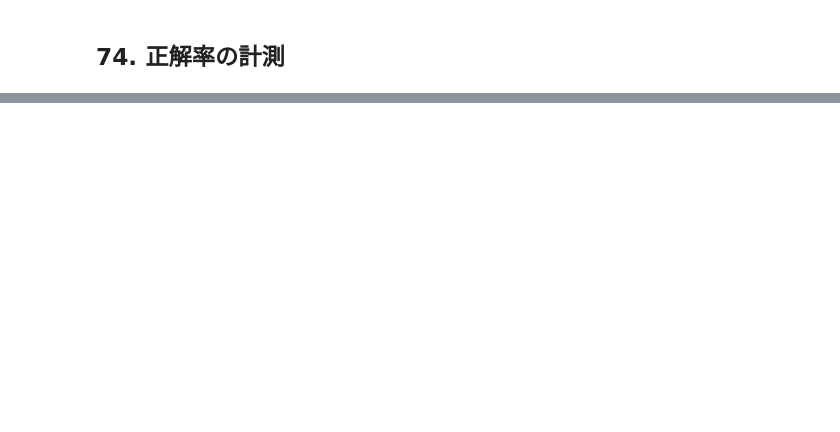
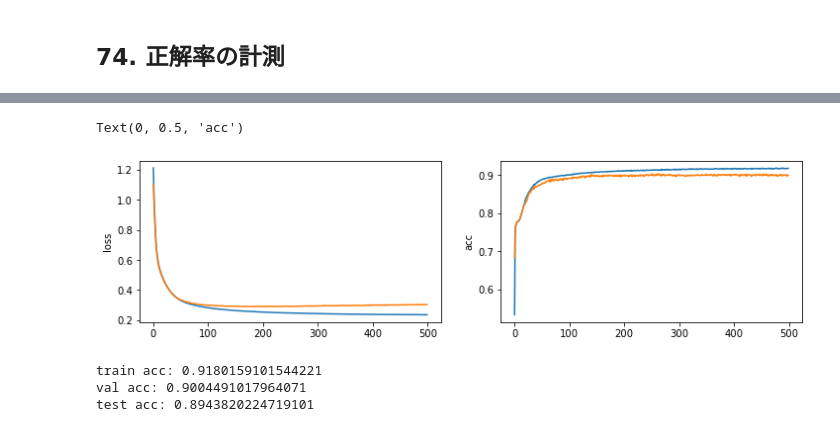
Before and after one commit to yukiforgithub/NLP100_with_kazy, a Jupyter notebook: waka/NLP100_70_79.ipynb, the cells around one changed output, grey strips where cells are left out. Cells and saved outputs as stored; diff of their text form; code cells hidden in the pictures; blank space fills up the shorter version.

```diff
--- a/waka/NLP100_70_79.ipynb
+++ b/waka/NLP100_70_79.ipynb
@@ -120,0 +268,13 @@ test acc: 0.8764044943820225
+# %%
+model = Sequential()
+model.add(Dense(128))
+model.add(Dense(32))
+model.add(Dense(4))
+model.add(Activation('softmax'))
+model.compile(optimizer='sgd', loss='categorical_crossentropy', metrics=['accuracy'])
+# %%
+batch_size=128
+history=model.fit(X_train, y_train_one_hot,
+                  validation_data=(X_val, y_val_one_hot),
+                  epochs=500,
+                  batch_size=batch_size)
@@ -120,0 +299,23 @@ test acc: 0.8764044943820225
+# %%
+import matplotlib.pyplot as plt
+plt.figure(figsize=(12,3))
+plt.subplot(1,2,1)
+plt.plot(history.history["loss"])
+plt.plot(history.history["val_loss"])
+plt.ylabel("loss")
+plt.subplot(1,2,2)
+plt.plot(history.history["accuracy"])
+plt.plot(history.history["val_accuracy"])
+plt.ylabel("acc")
+# %% [output]
+Text(0, 0.5, 'acc')
+[figure, added]
+# %%
+from sklearn.metrics import accuracy_score
+print(f"train acc: {accuracy_score(y_train,model.predict_classes(X_train))}")
+print(f"val acc: {accuracy_score(y_val,model.predict_classes(X_val))}")
+print(f"test acc: {accuracy_score(y_test,model.predict_classes(X_test))}")
+# %% [output]
+train acc: 0.9180159101544221
+val acc: 0.9004491017964071
+test acc: 0.8943820224719101
```
Also changed, not shown: parts of 23 cells of this notebook.
